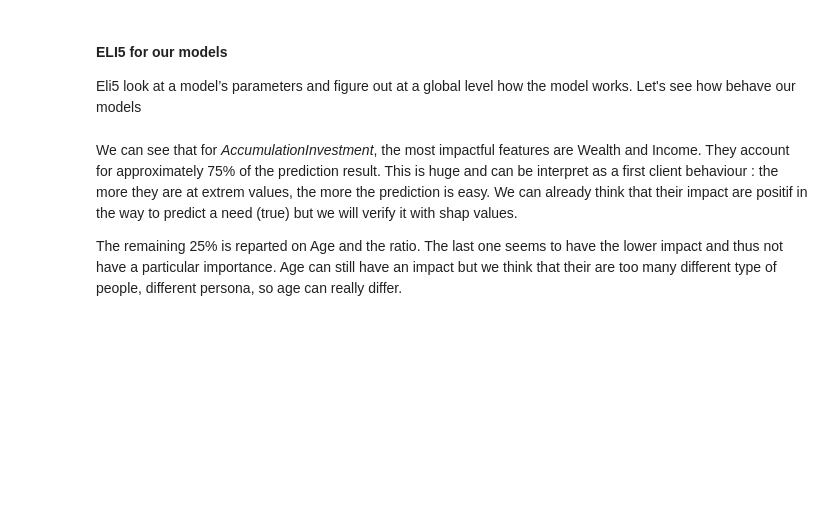
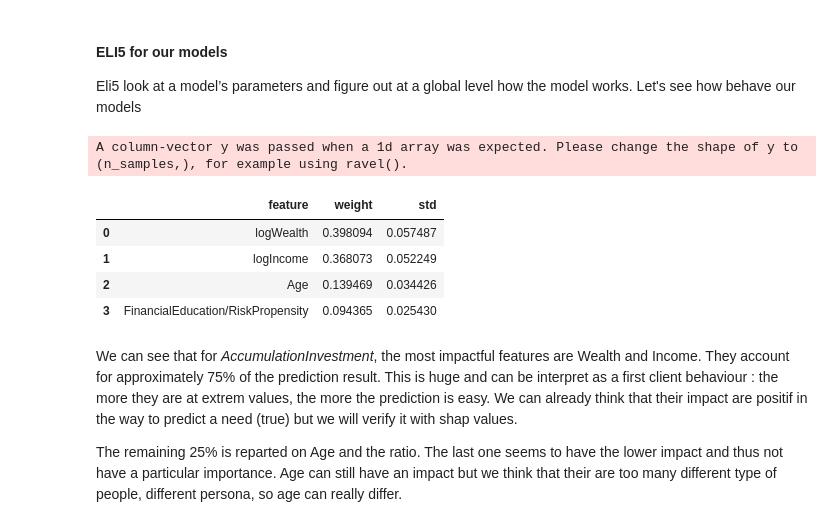
Before and after one commit to Emmalito/ML_BC2, a Jupyter notebook: src/4_Interpretability.ipynb, the cells around one changed output. Saved outputs shown, nothing was run; the diff lists cells and outputs as text; code cells hidden in the pictures; blank space fills up the shorter version.

```diff
--- a/src/4_Interpretability.ipynb
+++ b/src/4_Interpretability.ipynb
@@ -75,3 +74,16 @@ testdf.head()
+# %%
+# We use the first principle of interpretability: Train a simple model on the predict of a complex model
+forest = RF()
+forest.fit(X_test, predictAcc)
+testdf = eli5.explain_weights_df(forest,feature_names=columns) # Explain weights and export them to pandas.DataFrame
+testdf.head()
+# %% [output]
+A column-vector y was passed when a 1d array was expected. Please change the shape of y to (n_samples,), for example using ravel().
+|  | feature | weight | std |
+| 0 | logWealth | 0.398094 | 0.057487 |
+| 1 | logIncome | 0.368073 | 0.052249 |
+| 2 | Age | 0.139469 | 0.034426 |
+| 3 | FinancialEducation/RiskPropensity | 0.094365 | 0.025430 |
 # %% [markdown]
 We can see that for *AccumulationInvestment*, the most impactful features are Wealth and Income. They account for approximately 75% of the prediction result. This is huge and can be interpret as a first client behaviour : the more they are at extrem values, the more the prediction is easy. We can already think that their impact are positif in the way to predict a need (true) but we will verify it with shap values.
 
```
Also changed, not shown: parts of 25 cells of this notebook.
